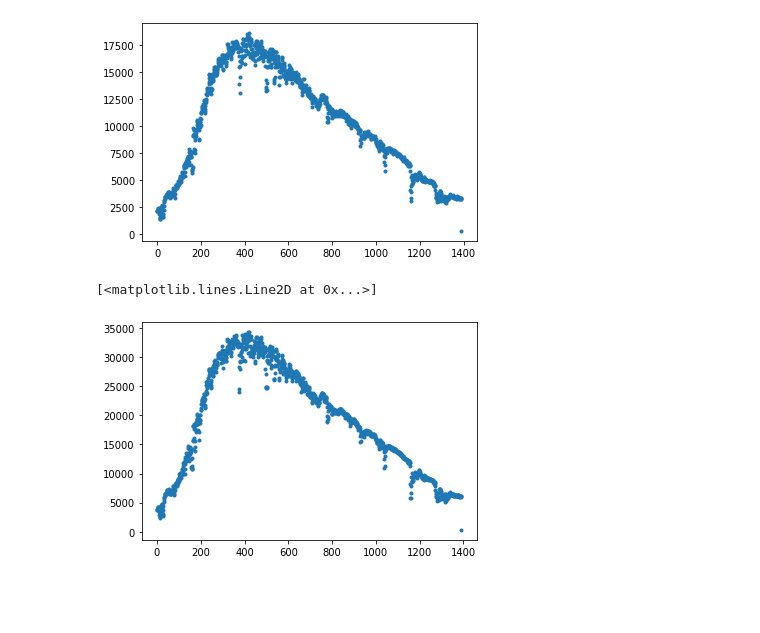
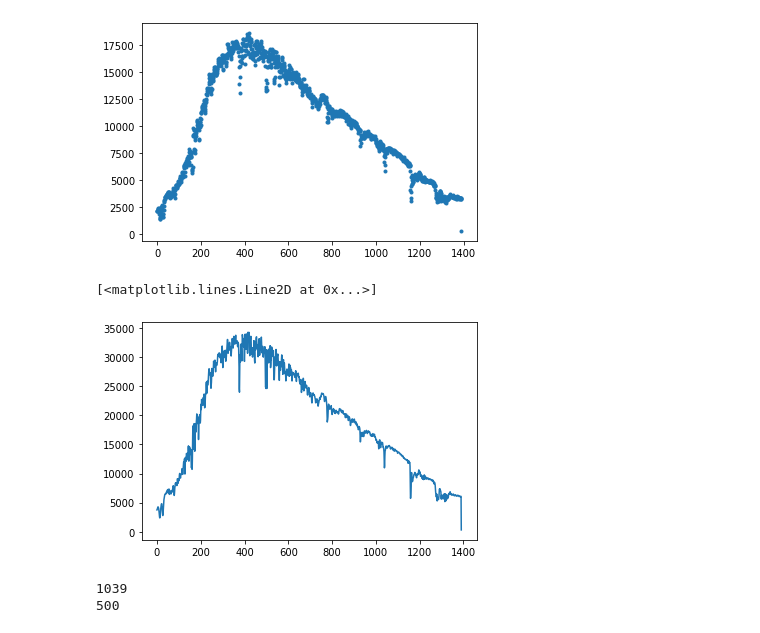
Before and after one commit to Yousousen/solar_physics, a Jupyter notebook: spectrum.ipynb, the cells around one changed output. Drawn from its saved outputs; the diff is of its cells as text; code cells hidden in the pictures; blank space fills up the shorter version.

```diff
--- a/spectrum.ipynb
+++ b/spectrum.ipynb
@@ -114,7 +115,13 @@ plt.plot(np.median(stack[0:750], axis=0), '.')
 [<matplotlib.lines.Line2D at 0x...>]
 [figure]
 # %%
-plt.plot(np.median(stack[300:800], axis=0), '.')
+plt.plot(np.median(stack[300:800], axis=0))
 # %% [output]
 [<matplotlib.lines.Line2D at 0x...>]
-[figure, old version]
+[figure, new version]
+# %%
+print(len(stack))
+print(len(stack[300:800]))
+# %% [output]
+1039
+500
```
Also changed, not shown: parts of 8 cells of this notebook, 7 other files.
